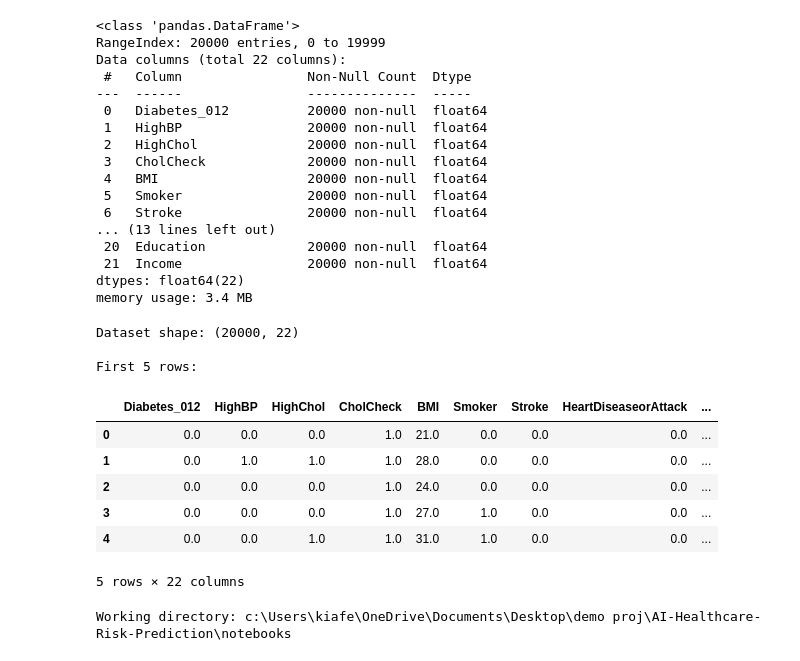
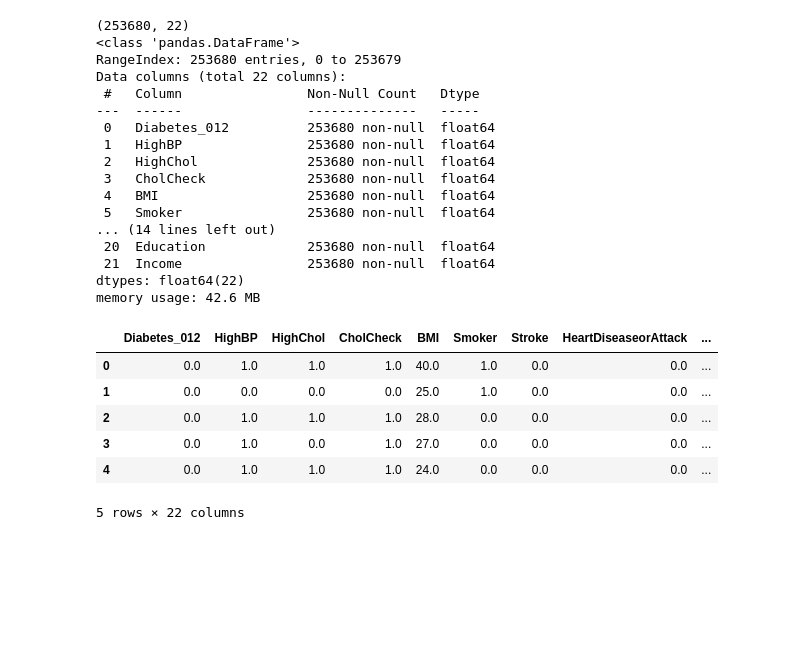
Before and after one commit to kiaraLuan/AI-Healthcare-Risk-Prediction, a Jupyter notebook: notebooks/chronic_eda.ipynb, the cells around one changed output. Cells and saved outputs as stored; diff of their text form; code cells hidden in the pictures; blank space fills up the shorter version.

```diff
--- a/notebooks/chronic_eda.ipynb
+++ b/notebooks/chronic_eda.ipynb
@@ -42,44 +1,36 @@ df.describe()
-# %%
-df.info()
-# %% [output]
-<class 'pandas.DataFrame'>
-RangeIndex: 20000 entries, 0 to 19999
-Data columns (total 22 columns):
- #   Column                Non-Null Count  Dtype
----  ------                --------------  -----
- 0   Diabetes_012          20000 non-null  float64
- 1   HighBP                20000 non-null  float64
- 2   HighChol              20000 non-null  float64
- 3   CholCheck             20000 non-null  float64
- 4   BMI                   20000 non-null  float64
- 5   Smoker                20000 non-null  float64
- 6   Stroke                20000 non-null  float64
-... (13 lines left out)
- 20  Education             20000 non-null  float64
- 21  Income                20000 non-null  float64
-dtypes: float64(22)
-memory usage: 3.4 MB
-# %%
-df = pd.read_csv("../data/processed/chronic_sample.csv")
-
-print("Dataset shape:", df.shape)
-print("\nFirst 5 rows:")
-display(df.head())
-# %% [output]
-Dataset shape: (20000, 22)
-
-First 5 rows:
-|  | Diabetes_012 | HighBP | HighChol | CholCheck | BMI | Smoker | Stroke | HeartDiseaseorAttack | ... |
-| 0 | 0.0 | 0.0 | 0.0 | 1.0 | 21.0 | 0.0 | 0.0 | 0.0 | ... |
-| 1 | 0.0 | 1.0 | 1.0 | 1.0 | 28.0 | 0.0 | 0.0 | 0.0 | ... |
-| 2 | 0.0 | 0.0 | 0.0 | 1.0 | 24.0 | 0.0 | 0.0 | 0.0 | ... |
-| 3 | 0.0 | 0.0 | 0.0 | 1.0 | 27.0 | 1.0 | 0.0 | 0.0 | ... |
-| 4 | 0.0 | 0.0 | 1.0 | 1.0 | 31.0 | 1.0 | 0.0 | 0.0 | ... |
-5 rows × 22 columns
-# %%
-import pandas as pd
-import os
-
-print("Working directory:", os.getcwd())
-# %% [output]
-Working directory: c:\Users\kiafe\OneDrive\Documents\Desktop\demo proj\AI-Healthcare-Risk-Prediction\notebooks
+# %%
+import pandas as pd
+import matplotlib.pyplot as plt
+import seaborn as sns
+
+# adjust the filename if yours differs
+df = pd.read_csv('../data/raw/diabetes_012_health_indicators_BRFSS2015.csv')
+
+print(df.shape)
+df.info()
+df.head()
+# %% [output]
+(253680, 22)
+<class 'pandas.DataFrame'>
+RangeIndex: 253680 entries, 0 to 253679
+Data columns (total 22 columns):
+ #   Column                Non-Null Count   Dtype
+---  ------                --------------   -----
+ 0   Diabetes_012          253680 non-null  float64
+ 1   HighBP                253680 non-null  float64
+ 2   HighChol              253680 non-null  float64
+ 3   CholCheck             253680 non-null  float64
+ 4   BMI                   253680 non-null  float64
+ 5   Smoker                253680 non-null  float64
+... (14 lines left out)
+ 20  Education             253680 non-null  float64
+ 21  Income                253680 non-null  float64
+dtypes: float64(22)
+memory usage: 42.6 MB
+|  | Diabetes_012 | HighBP | HighChol | CholCheck | BMI | Smoker | Stroke | HeartDiseaseorAttack | ... |
+| 0 | 0.0 | 1.0 | 1.0 | 1.0 | 40.0 | 1.0 | 0.0 | 0.0 | ... |
+| 1 | 0.0 | 0.0 | 0.0 | 0.0 | 25.0 | 1.0 | 0.0 | 0.0 | ... |
+| 2 | 0.0 | 1.0 | 1.0 | 1.0 | 28.0 | 0.0 | 0.0 | 0.0 | ... |
+| 3 | 0.0 | 1.0 | 0.0 | 1.0 | 27.0 | 0.0 | 0.0 | 0.0 | ... |
+| 4 | 0.0 | 1.0 | 1.0 | 1.0 | 24.0 | 0.0 | 0.0 | 0.0 | ... |
+5 rows × 22 columns
```
Also changed, not shown: parts of 7 cells of this notebook, 8 other files.
